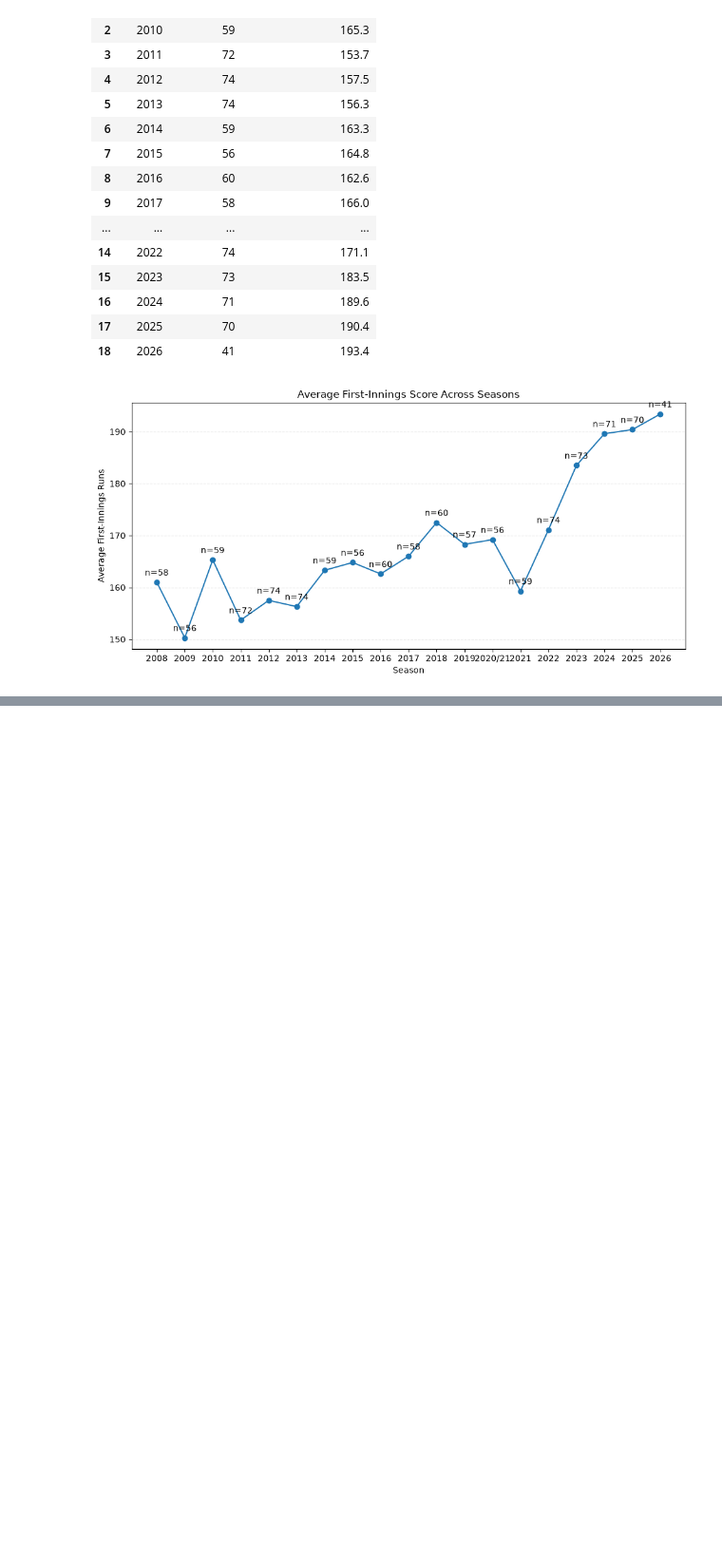
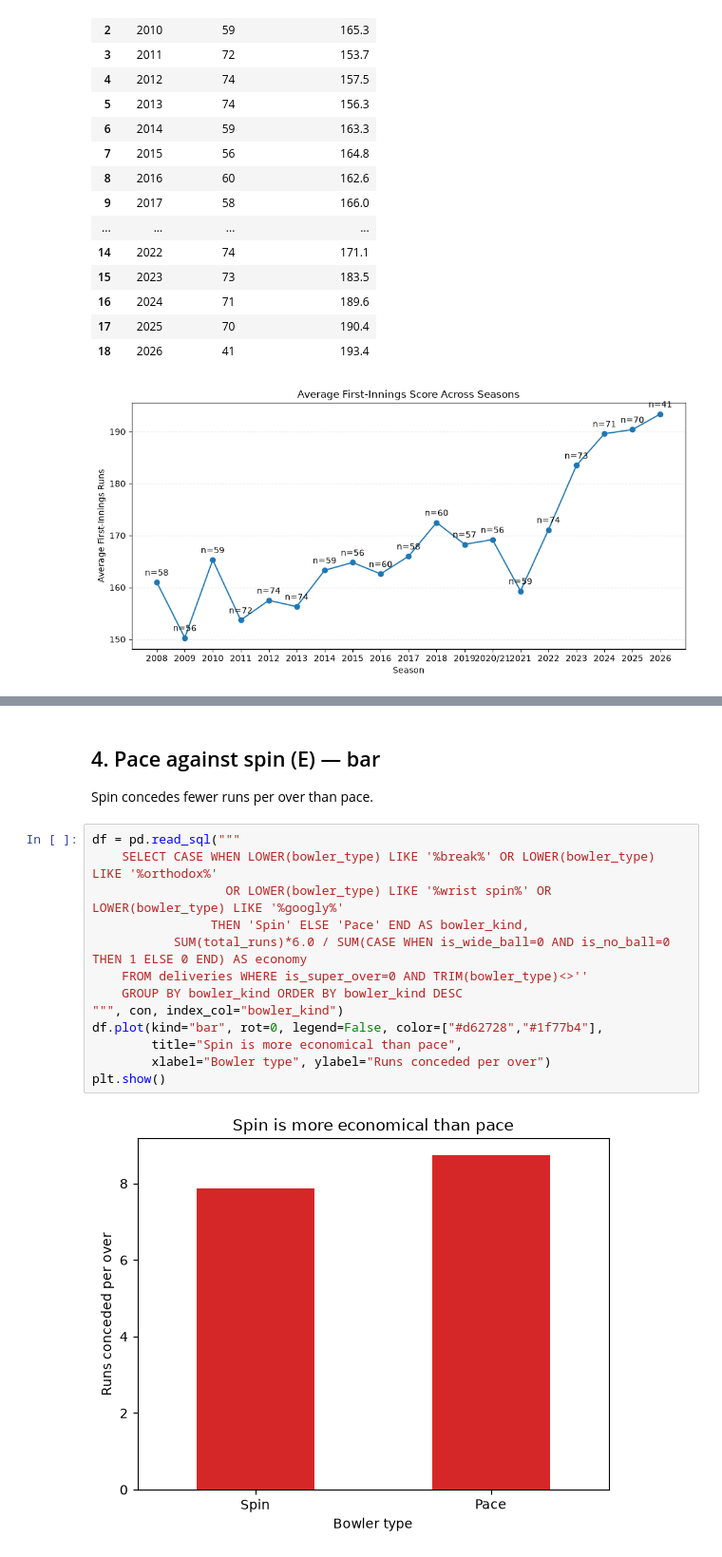
Before and after one commit to dinancsbca25dbi-bot/ipl-cricket-analytics, a Jupyter notebook: notebooks/03_analysis.ipynb, the cells around one changed output, grey strips where cells are left out. Shown at 95% size. Drawn from its saved outputs; the diff is of its cells as text; blank space fills up the shorter version.

```diff
--- a/notebooks/03_analysis.ipynb
+++ b/notebooks/03_analysis.ipynb
@@ -3144,0 +3248,18 @@ plt.close(fig)
+# %% [markdown]
+## 4. Pace against spin (E) — bar
+Spin concedes fewer runs per over than pace.
+# %%
+df = pd.read_sql("""
+    SELECT CASE WHEN LOWER(bowler_type) LIKE '%break%' OR LOWER(bowler_type) LIKE '%orthodox%'
+                  OR LOWER(bowler_type) LIKE '%wrist spin%' OR LOWER(bowler_type) LIKE '%googly%'
+                THEN 'Spin' ELSE 'Pace' END AS bowler_kind,
+           SUM(total_runs)*6.0 / SUM(CASE WHEN is_wide_ball=0 AND is_no_ball=0 THEN 1 ELSE 0 END) AS economy
+    FROM deliveries WHERE is_super_over=0 AND TRIM(bowler_type)<>''
+    GROUP BY bowler_kind ORDER BY bowler_kind DESC
+""", con, index_col="bowler_kind")
+df.plot(kind="bar", rot=0, legend=False, color=["#d62728","#1f77b4"],
+        title="Spin is more economical than pace",
+        xlabel="Bowler type", ylabel="Runs conceded per over")
+plt.show()
+# %% [output]
+[figure, added]
```
Also changed, not shown: parts of 25 cells of this notebook.
